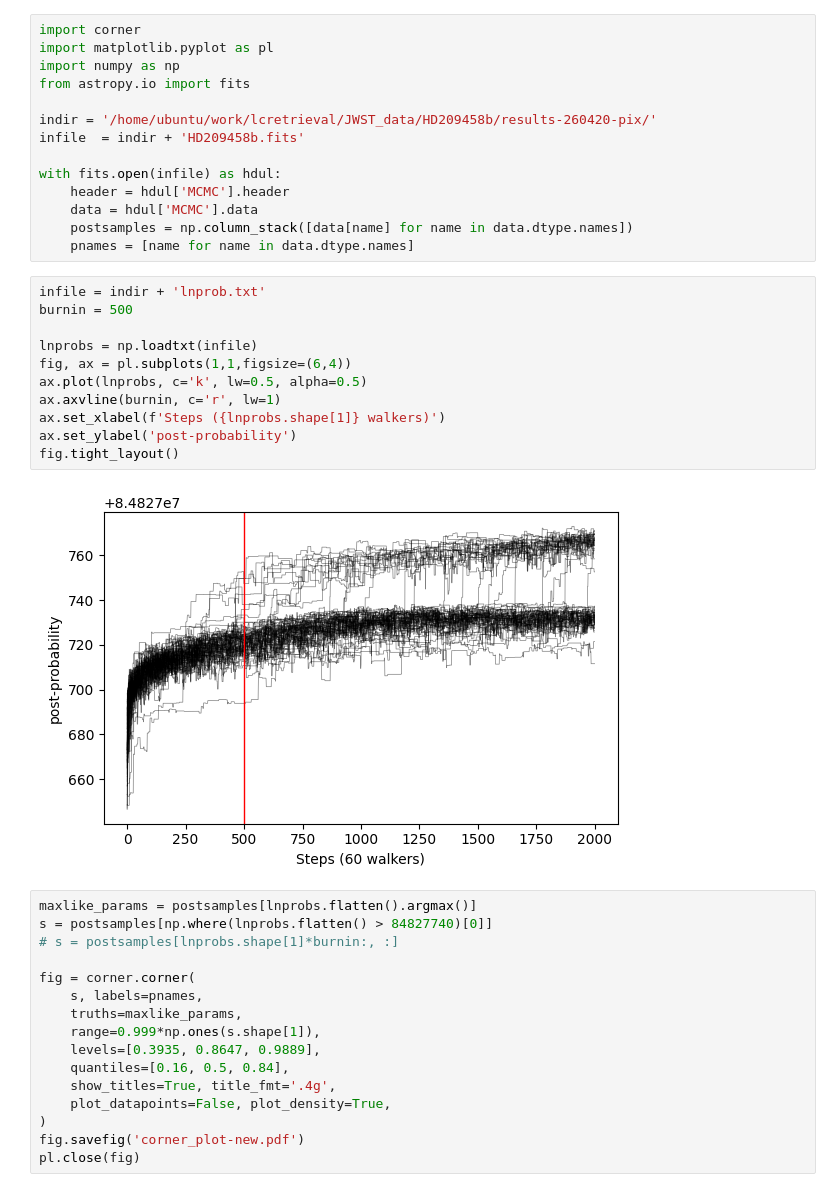
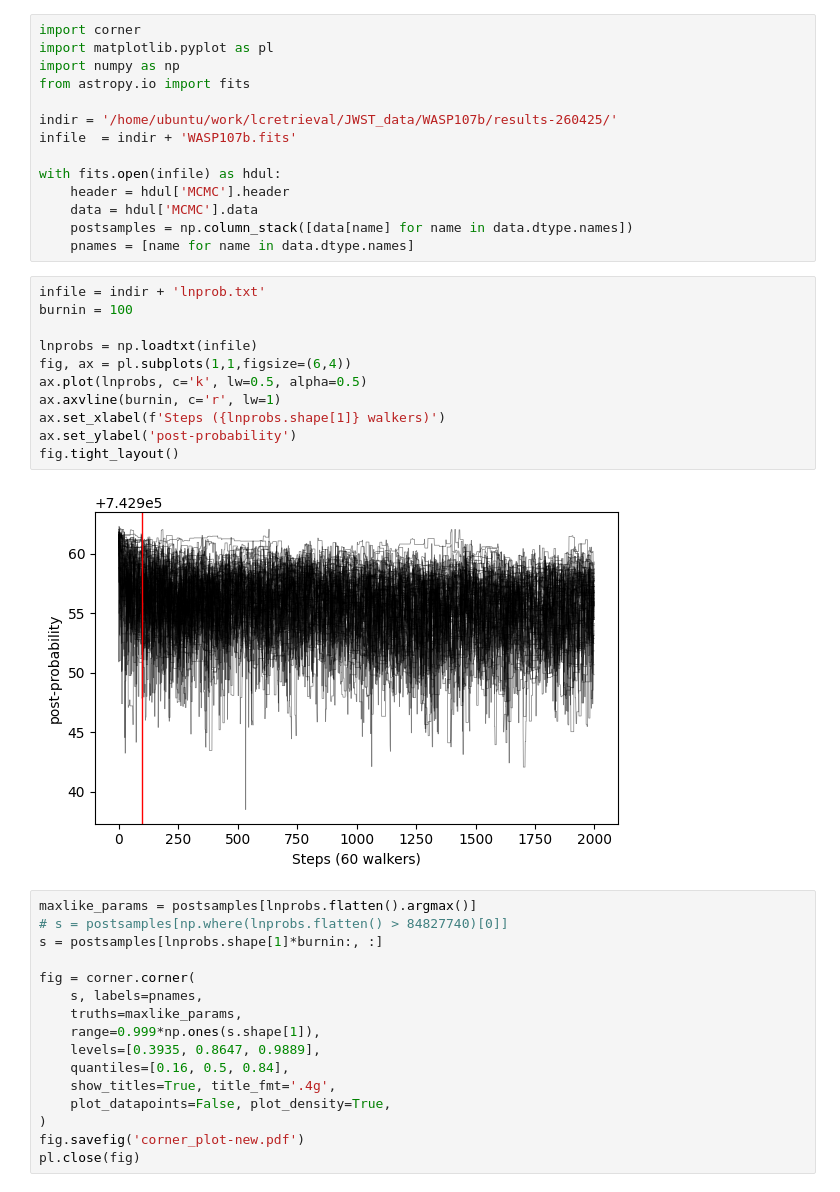
Before and after one commit to cjiang-exo/ReLiC, a Jupyter notebook: plot_corners.ipynb, the cells around one changed output. Cells and saved outputs as stored; diff of their text form.

Commit message:
modified:   __pycache__/lcr_core.cpython-312.pyc 	modified:   lcr_exec_mcmc.py 	modified:   output.log 	modified:   plot_corners.ipynb 	modified:   plot_ts.ipynb 	deleted:    post_spectrum.png

```diff
--- a/plot_corners.ipynb
+++ b/plot_corners.ipynb
@@ -4,8 +4,8 @@ import matplotlib.pyplot as pl
 import numpy as np
 from astropy.io import fits
 
-indir = '/home/ubuntu/work/lcretrieval/JWST_data/HD209458b/results-260420-pix/'
-infile  = indir + 'HD209458b.fits'
+indir = '/home/ubuntu/work/lcretrieval/JWST_data/WASP107b/results-260425/'
+infile  = indir + 'WASP107b.fits'
 
 with fits.open(infile) as hdul:
     header = hdul['MCMC'].header
@@ -14,21 +14,21 @@ with fits.open(infile) as hdul:
     pnames = [name for name in data.dtype.names]
 # %%
 infile = indir + 'lnprob.txt'
-burnin = 500
+burnin = 100
 
 lnprobs = np.loadtxt(infile)
 fig, ax = pl.subplots(1,1,figsize=(6,4))
 ax.plot(lnprobs, c='k', lw=0.5, alpha=0.5)
 ax.axvline(burnin, c='r', lw=1)
 ax.set_xlabel(f'Steps ({lnprobs.shape[1]} walkers)')
 ax.set_ylabel('post-probability')
 fig.tight_layout()
 # %% [output]
-[figure, old version]
+[figure, new version]
 # %%
 maxlike_params = postsamples[lnprobs.flatten().argmax()]
-s = postsamples[np.where(lnprobs.flatten() > 84827740)[0]]
-# s = postsamples[lnprobs.shape[1]*burnin:, :]
+# s = postsamples[np.where(lnprobs.flatten() > 84827740)[0]]
+s = postsamples[lnprobs.shape[1]*burnin:, :]
 
 fig = corner.corner(
     s, labels=pnames,
```
Also changed, not shown: parts of 1 cell of this notebook, 4 other files.
